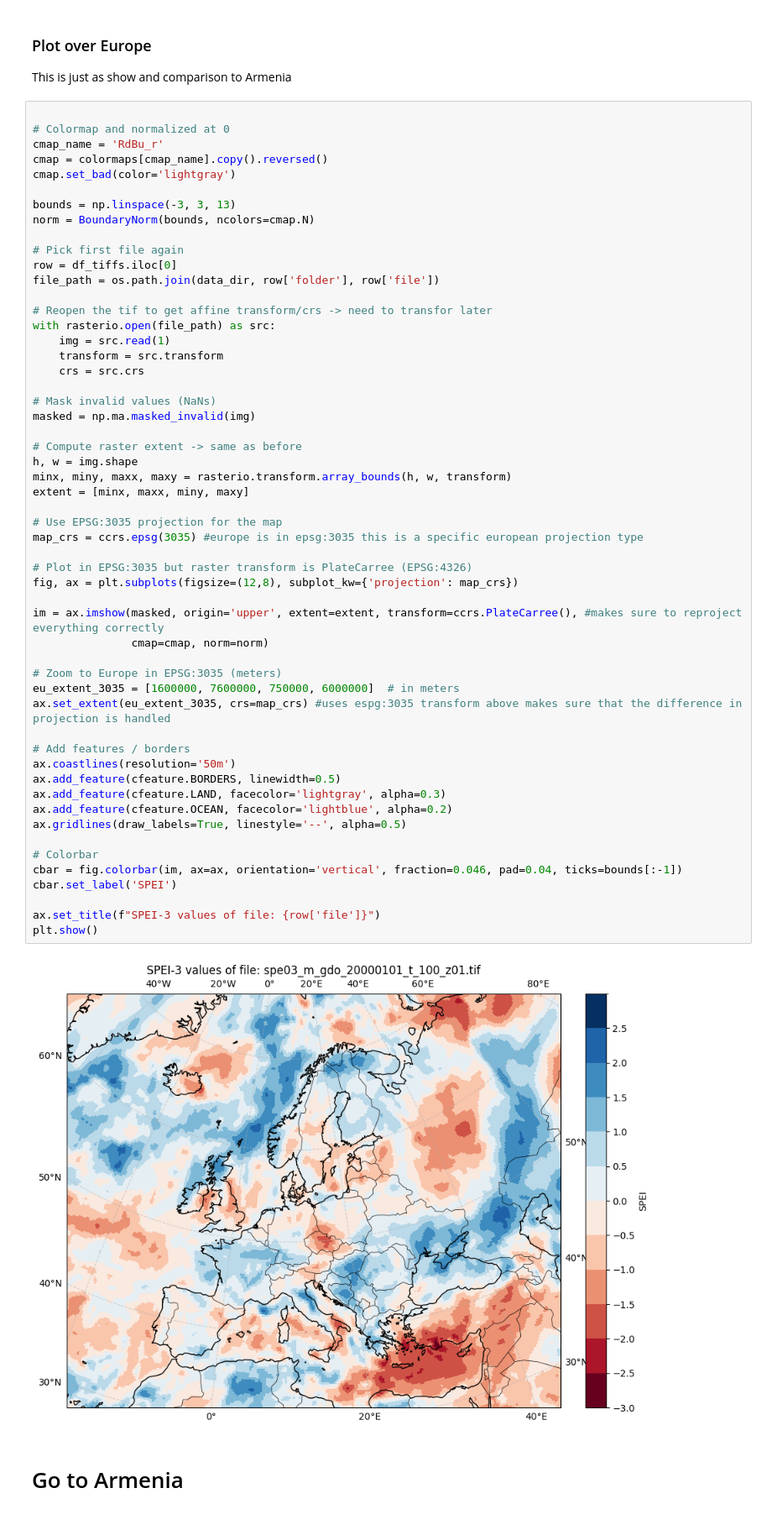
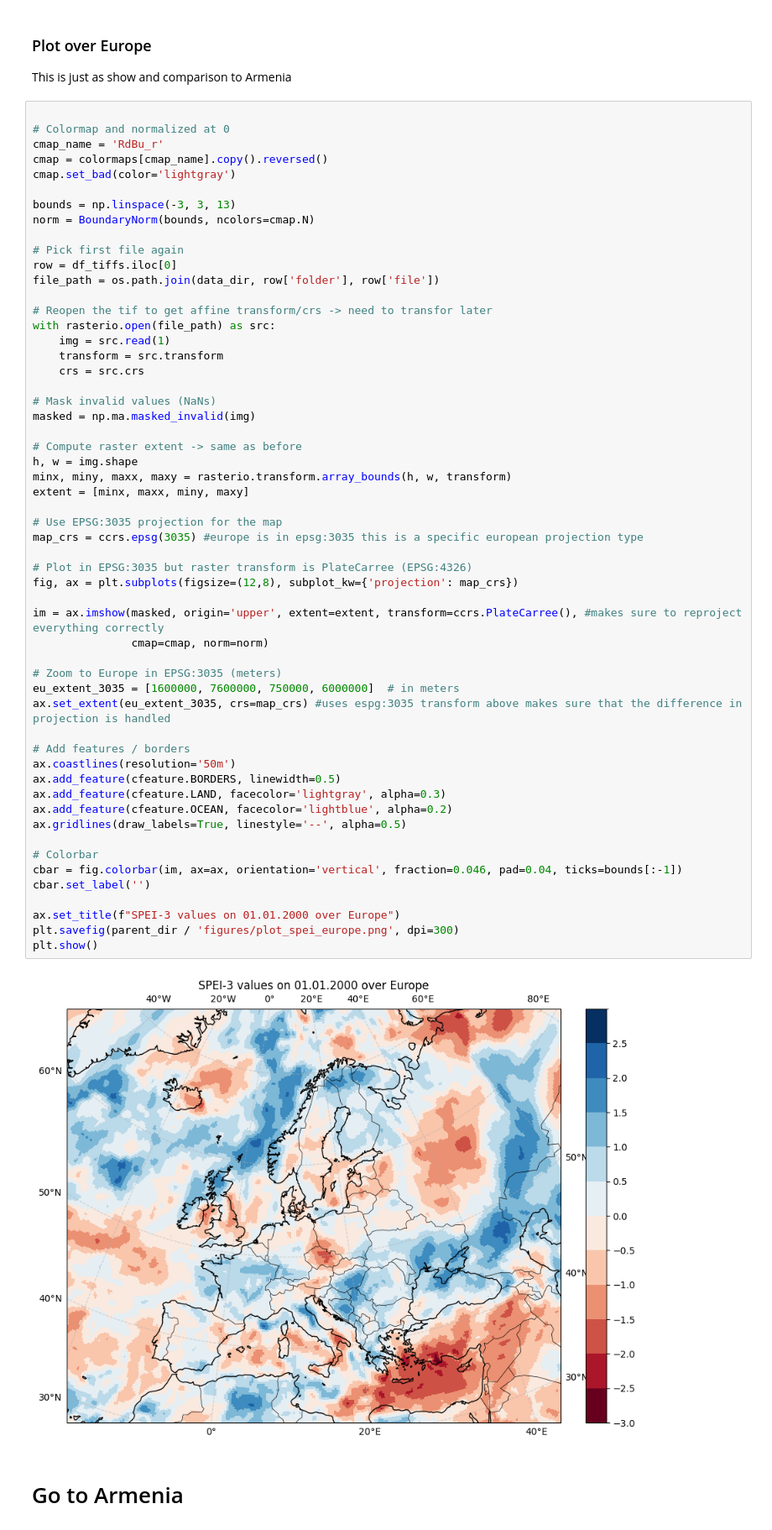
Before and after one commit to theshufflebee/dev-arm, a Jupyter notebook: data_processing/spei_processing.ipynb, the cells around one changed output. Shown at 84% size. Saved outputs shown, nothing was run; the diff lists cells and outputs as text.

Commit message:
added plots spei

```diff
--- a/data_processing/spei_processing.ipynb
+++ b/data_processing/spei_processing.ipynb
@@ -150,36 +154,37 @@ masked = np.ma.masked_invalid(img)
 # Compute raster extent -> same as before
 h, w = img.shape
 minx, miny, maxx, maxy = rasterio.transform.array_bounds(h, w, transform)
 extent = [minx, maxx, miny, maxy]
 
 # Use EPSG:3035 projection for the map
 map_crs = ccrs.epsg(3035) #europe is in epsg:3035 this is a specific european projection type
 
 # Plot in EPSG:3035 but raster transform is PlateCarree (EPSG:4326)
 fig, ax = plt.subplots(figsize=(12,8), subplot_kw={'projection': map_crs})
 
 im = ax.imshow(masked, origin='upper', extent=extent, transform=ccrs.PlateCarree(), #makes sure to reproject everything correctly
                cmap=cmap, norm=norm)
 
 # Zoom to Europe in EPSG:3035 (meters)
 eu_extent_3035 = [1600000, 7600000, 750000, 6000000]  # in meters
 ax.set_extent(eu_extent_3035, crs=map_crs) #uses espg:3035 transform above makes sure that the difference in projection is handled
 
 # Add features / borders
 ax.coastlines(resolution='50m')
 ax.add_feature(cfeature.BORDERS, linewidth=0.5)
 ax.add_feature(cfeature.LAND, facecolor='lightgray', alpha=0.3)
 ax.add_feature(cfeature.OCEAN, facecolor='lightblue', alpha=0.2)
 ax.gridlines(draw_labels=True, linestyle='--', alpha=0.5)
 
 # Colorbar
 cbar = fig.colorbar(im, ax=ax, orientation='vertical', fraction=0.046, pad=0.04, ticks=bounds[:-1])
-cbar.set_label('SPEI')
+cbar.set_label('')
 
-ax.set_title(f"SPEI-3 values of file: {row['file']}")
+ax.set_title(f"SPEI-3 values on 01.01.2000 over Europe")
+plt.savefig(parent_dir / 'figures/plot_spei_europe.png', dpi=300)
 plt.show()
 # %% [output]
-[figure, old version]
+[figure, new version]
 # %% [markdown]
 # Go to Armenia
 # %%
```
Also changed, not shown: parts of 4 cells of this notebook, 3 other files.
